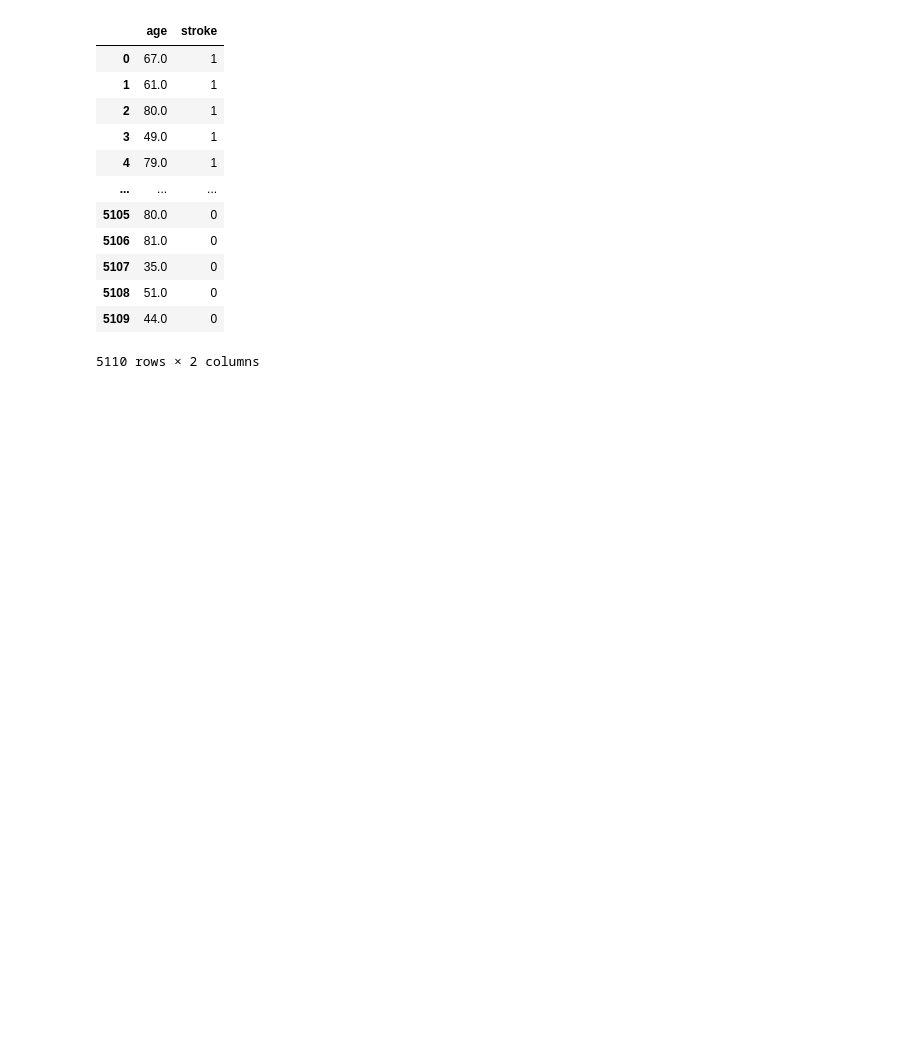
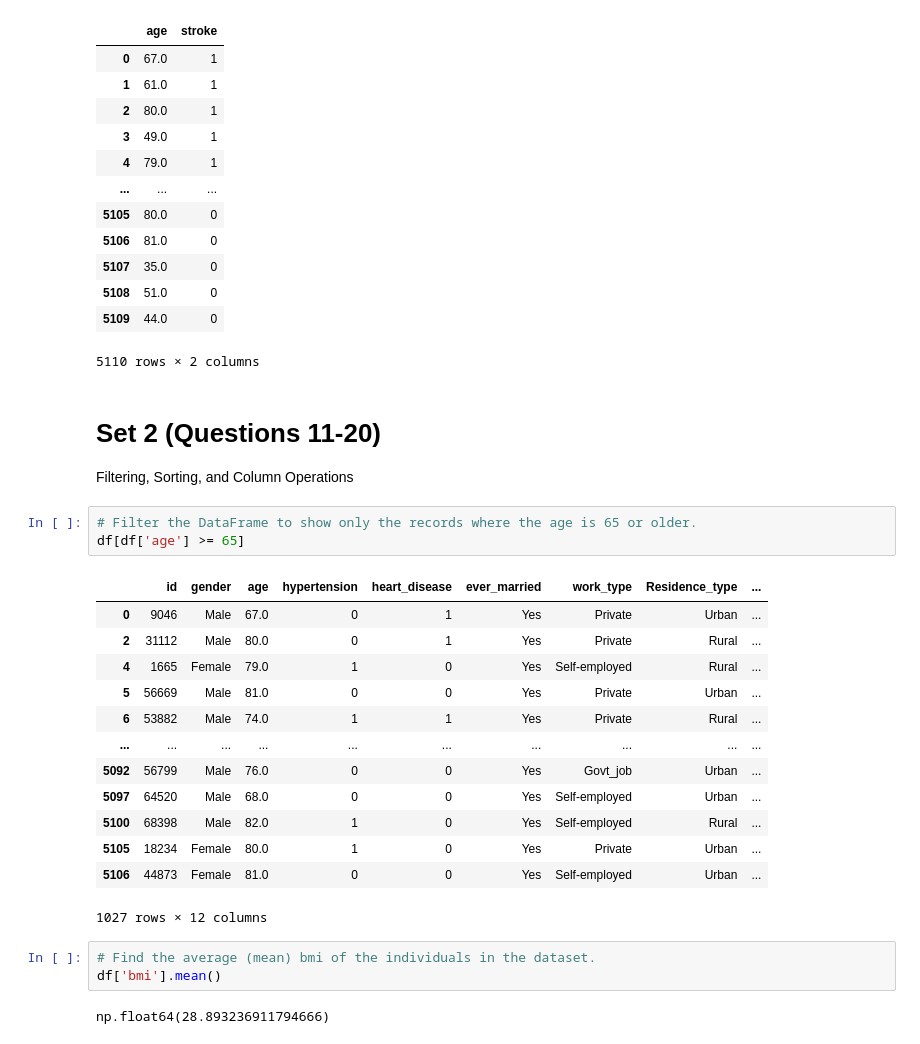
Before and after one commit to Divyanshucode93/GoogleColabsPractice, a Jupyter notebook: HealthcareStroke_Practice.ipynb, the cells around one changed output. Drawn from its saved outputs; the diff is of its cells as text; blank space fills up the shorter version.

```diff
--- a/HealthcareStroke_Practice.ipynb
+++ b/HealthcareStroke_Practice.ipynb
@@ -155,3 +155,28 @@ subset
 | 5108 | 51.0 | 0 |
 | 5109 | 44.0 | 0 |
 5110 rows × 2 columns
+# %% [markdown]
+# **Set 2 (Questions 11-20)**
+Filtering, Sorting, and Column Operations
+# %%
+# Filter the DataFrame to show only the records where the age is 65 or older.
+df[df['age'] >= 65]
+# %% [output]
+|  | id | gender | age | hypertension | heart_disease | ever_married | work_type | Residence_type | ... |
+| 0 | 9046 | Male | 67.0 | 0 | 1 | Yes | Private | Urban | ... |
+| 2 | 31112 | Male | 80.0 | 0 | 1 | Yes | Private | Rural | ... |
+| 4 | 1665 | Female | 79.0 | 1 | 0 | Yes | Self-employed | Rural | ... |
+| 5 | 56669 | Male | 81.0 | 0 | 0 | Yes | Private | Urban | ... |
+| 6 | 53882 | Male | 74.0 | 1 | 1 | Yes | Private | Rural | ... |
+| ... | ... | ... | ... | ... | ... | ... | ... | ... | ... |
+| 5092 | 56799 | Male | 76.0 | 0 | 0 | Yes | Govt_job | Urban | ... |
+| 5097 | 64520 | Male | 68.0 | 0 | 0 | Yes | Self-employed | Urban | ... |
+| 5100 | 68398 | Male | 82.0 | 1 | 0 | Yes | Self-employed | Rural | ... |
+| 5105 | 18234 | Female | 80.0 | 1 | 0 | Yes | Private | Urban | ... |
+| 5106 | 44873 | Female | 81.0 | 0 | 0 | Yes | Self-employed | Urban | ... |
+1027 rows × 12 columns
+# %%
+# Find the average (mean) bmi of the individuals in the dataset.
+df['bmi'].mean()
+# %% [output]
+np.float64(28.893236911794666)
```
Also changed, not shown: parts of 8 cells of this notebook.
